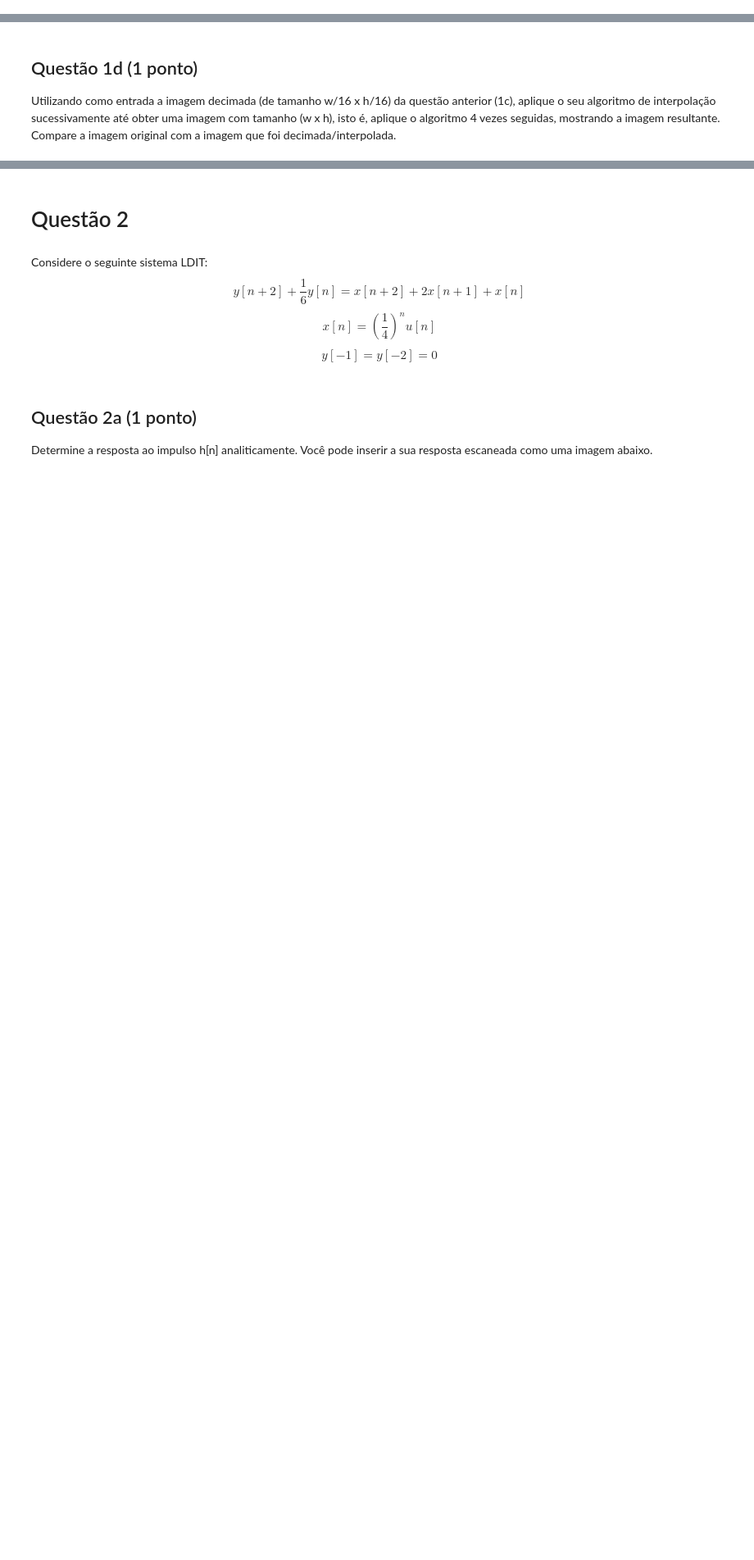
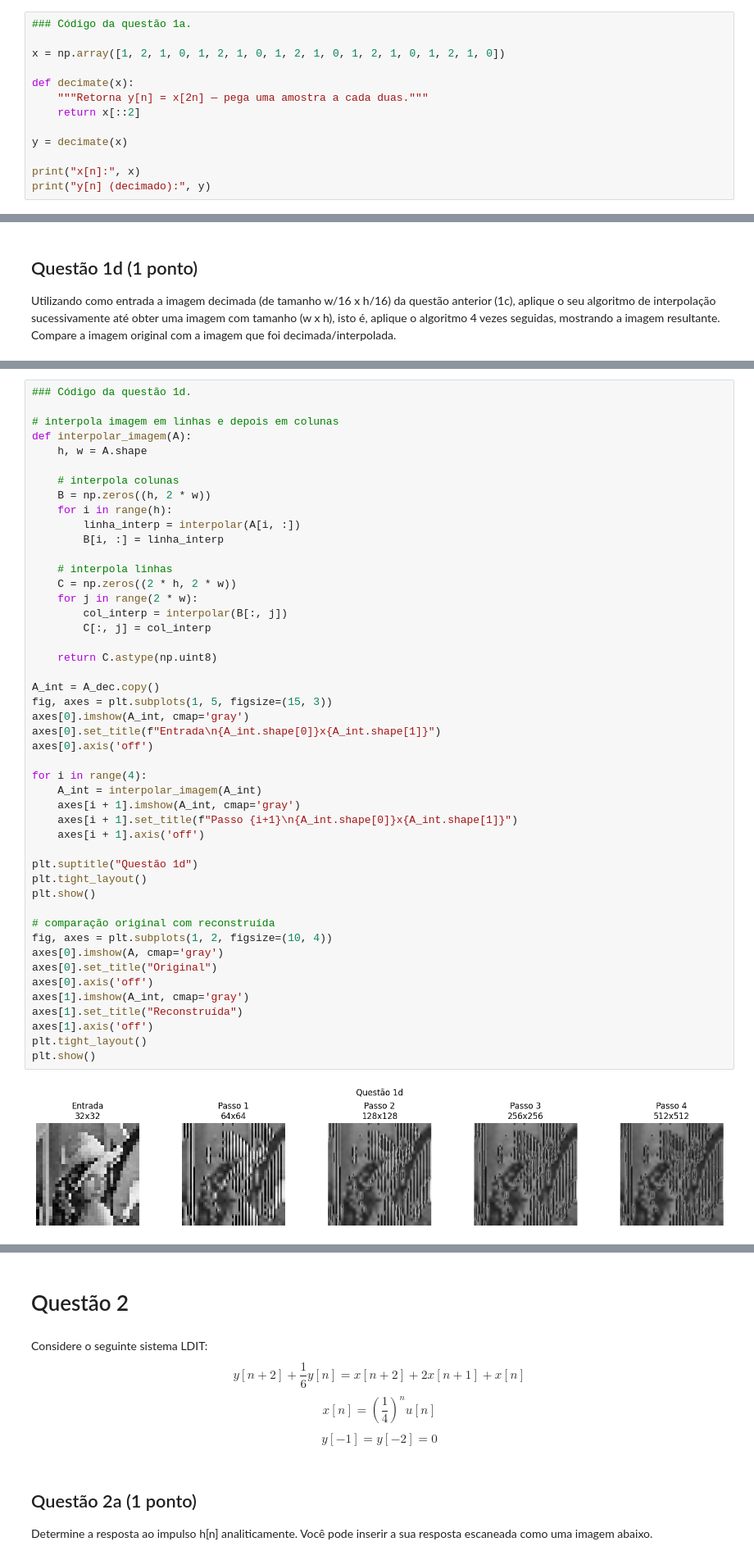
Before and after one commit to RaulMyron/sstd_unb, a Jupyter notebook: Projeto_1/projeto1.ipynb, the cells around one changed output, grey strips where cells are left out. Shown at 82% size. Cells and saved outputs as stored; diff of their text form; blank space fills up the shorter version.

```diff
--- a/Projeto_1/projeto1.ipynb
+++ b/Projeto_1/projeto1.ipynb
@@ -23,0 +23,13 @@ $$ x = \left[1, 2, 1, 0, 1, 2, 1, 0, 1, 2, 1, 0, 1, 2, 1, 0, 1, 2, 1, 0 \right]$
+# %%
+### Código da questão 1a.
+
+x = np.array([1, 2, 1, 0, 1, 2, 1, 0, 1, 2, 1, 0, 1, 2, 1, 0, 1, 2, 1, 0])
+
+def decimate(x):
+    """Retorna y[n] = x[2n] — pega uma amostra a cada duas."""
+    return x[::2]
+
+y = decimate(x)
+
+print("x[n]:", x)
+print("y[n] (decimado):", y)
@@ -56,0 +128,49 @@ Utilizando como entrada a imagem decimada (de tamanho w/16 x h/16) da questão a
+# %%
+### Código da questão 1d.
+
+# interpola imagem em linhas e depois em colunas
+def interpolar_imagem(A):
+    h, w = A.shape
+
+    # interpola colunas
+    B = np.zeros((h, 2 * w))
+    for i in range(h):
+        linha_interp = interpolar(A[i, :])
+        B[i, :] = linha_interp
+
+    # interpola linhas
+    C = np.zeros((2 * h, 2 * w))
+    for j in range(2 * w):
+        col_interp = interpolar(B[:, j])
+        C[:, j] = col_interp
+
+    return C.astype(np.uint8)
+
+A_int = A_dec.copy()
+fig, axes = plt.subplots(1, 5, figsize=(15, 3))
+axes[0].imshow(A_int, cmap='gray')
+axes[0].set_title(f"Entrada\n{A_int.shape[0]}x{A_int.shape[1]}")
+axes[0].axis('off')
+
+for i in range(4):
+    A_int = interpolar_imagem(A_int)
+    axes[i + 1].imshow(A_int, cmap='gray')
+    axes[i + 1].set_title(f"Passo {i+1}\n{A_int.shape[0]}x{A_int.shape[1]}")
+    axes[i + 1].axis('off')
+
+plt.suptitle("Questão 1d")
+plt.tight_layout()
+plt.show()
+
+# comparação original com reconstruída
+fig, axes = plt.subplots(1, 2, figsize=(10, 4))
+axes[0].imshow(A, cmap='gray')
+axes[0].set_title("Original")
+axes[0].axis('off')
+axes[1].imshow(A_int, cmap='gray')
+axes[1].set_title("Reconstruída")
+axes[1].axis('off')
+plt.tight_layout()
+plt.show()
+# %% [output]
+[figure, added]
```
Also changed, not shown: parts of 25 cells of this notebook, 2 other files.
